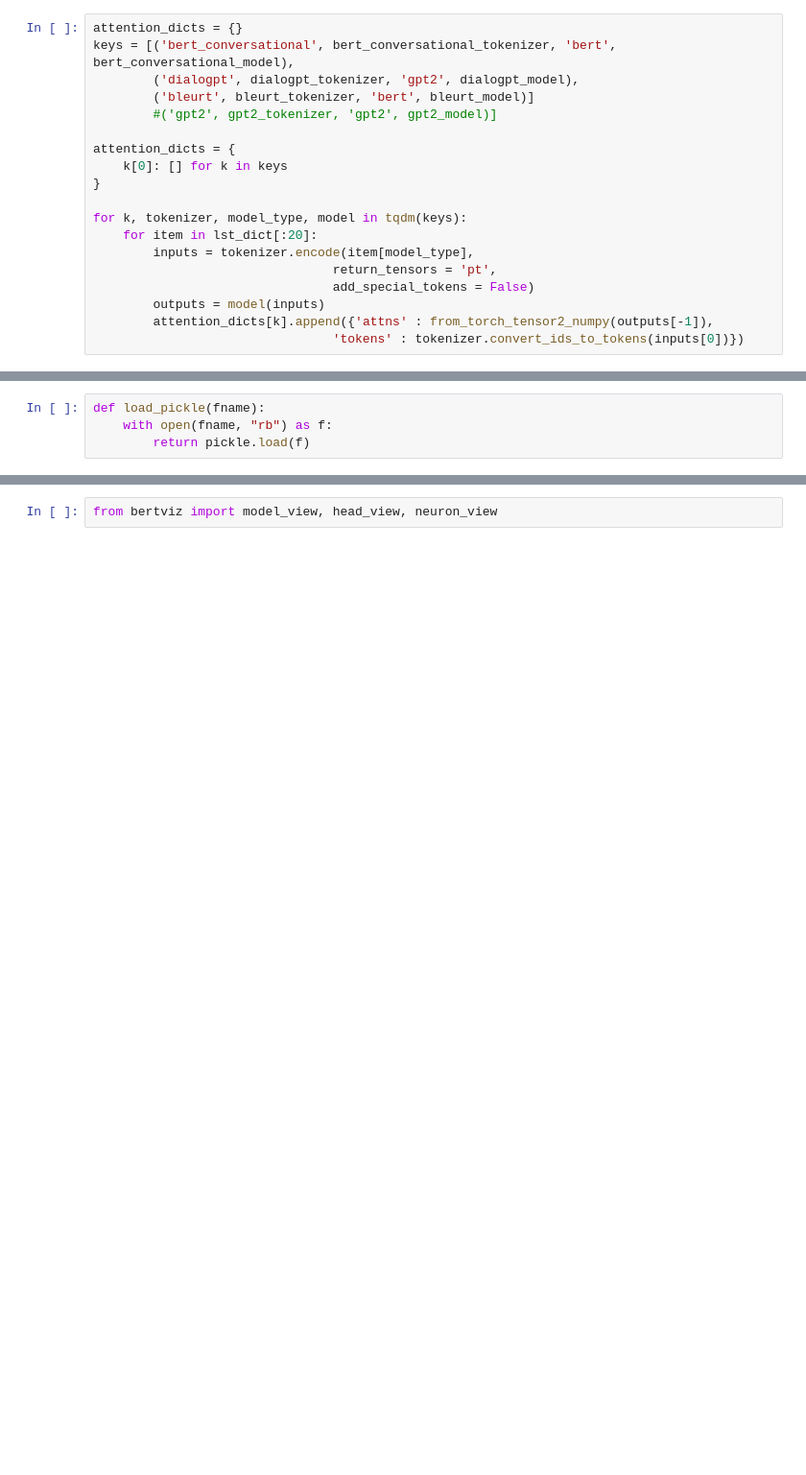
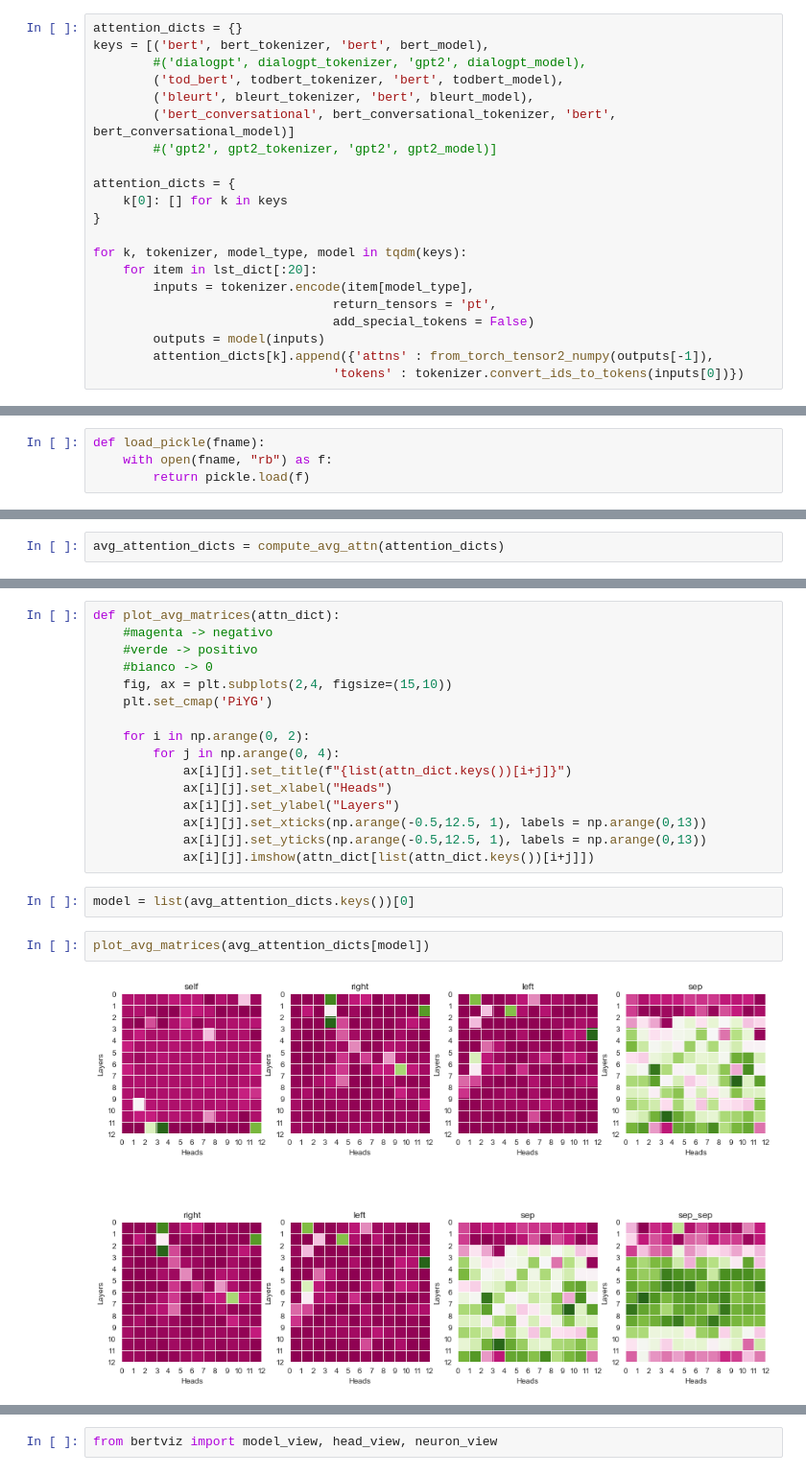
Before and after one commit to eliroc98/dialogue_coherence, a Jupyter notebook: attention.ipynb, the cells around one changed output, grey strips where cells are left out. Shown at 96% size. Saved outputs shown, nothing was run; the diff lists cells and outputs as text; blank space fills up the shorter version.

```diff
--- a/attention.ipynb
+++ b/attention.ipynb
@@ -66,9 +78,11 @@ def from_torch_tensor2_numpy(tensor):
     return arr
 # %%
 attention_dicts = {}
-keys = [('bert_conversational', bert_conversational_tokenizer, 'bert', bert_conversational_model),
-        ('dialogpt', dialogpt_tokenizer, 'gpt2', dialogpt_model),
-        ('bleurt', bleurt_tokenizer, 'bert', bleurt_model)]
+keys = [('bert', bert_tokenizer, 'bert', bert_model),
+        #('dialogpt', dialogpt_tokenizer, 'gpt2', dialogpt_model),
+        ('tod_bert', todbert_tokenizer, 'bert', todbert_model),
+        ('bleurt', bleurt_tokenizer, 'bert', bleurt_model),
+        ('bert_conversational', bert_conversational_tokenizer, 'bert', bert_conversational_model)]
         #('gpt2', gpt2_tokenizer, 'gpt2', gpt2_model)]
 
 attention_dicts = {
@@ -324,0 +318,2 @@ array([[0., 0., 0., 0., 0., 0., 0., 0., 0., 0., 0., 0., 0., 0., 0., 0.],
+# %%
+avg_attention_dicts = compute_avg_attn(attention_dicts)
@@ -324,0 +335,22 @@ array([[0., 0., 0., 0., 0., 0., 0., 0., 0., 0., 0., 0., 0., 0., 0., 0.],
+# %%
+def plot_avg_matrices(attn_dict):
+    #magenta -> negativo
+    #verde -> positivo
+    #bianco -> 0
+    fig, ax = plt.subplots(2,4, figsize=(15,10))
+    plt.set_cmap('PiYG')
+
+    for i in np.arange(0, 2):
+        for j in np.arange(0, 4):
+            ax[i][j].set_title(f"{list(attn_dict.keys())[i+j]}")
+            ax[i][j].set_xlabel("Heads")
+            ax[i][j].set_ylabel("Layers")
+            ax[i][j].set_xticks(np.arange(-0.5,12.5, 1), labels = np.arange(0,13))
+            ax[i][j].set_yticks(np.arange(-0.5,12.5, 1), labels = np.arange(0,13))
+            ax[i][j].imshow(attn_dict[list(attn_dict.keys())[i+j]])
+# %%
+model = list(avg_attention_dicts.keys())[0]
+# %%
+plot_avg_matrices(avg_attention_dicts[model])
+# %% [output]
+[figure, added]
```
Also changed, not shown: parts of 46 cells of this notebook.
